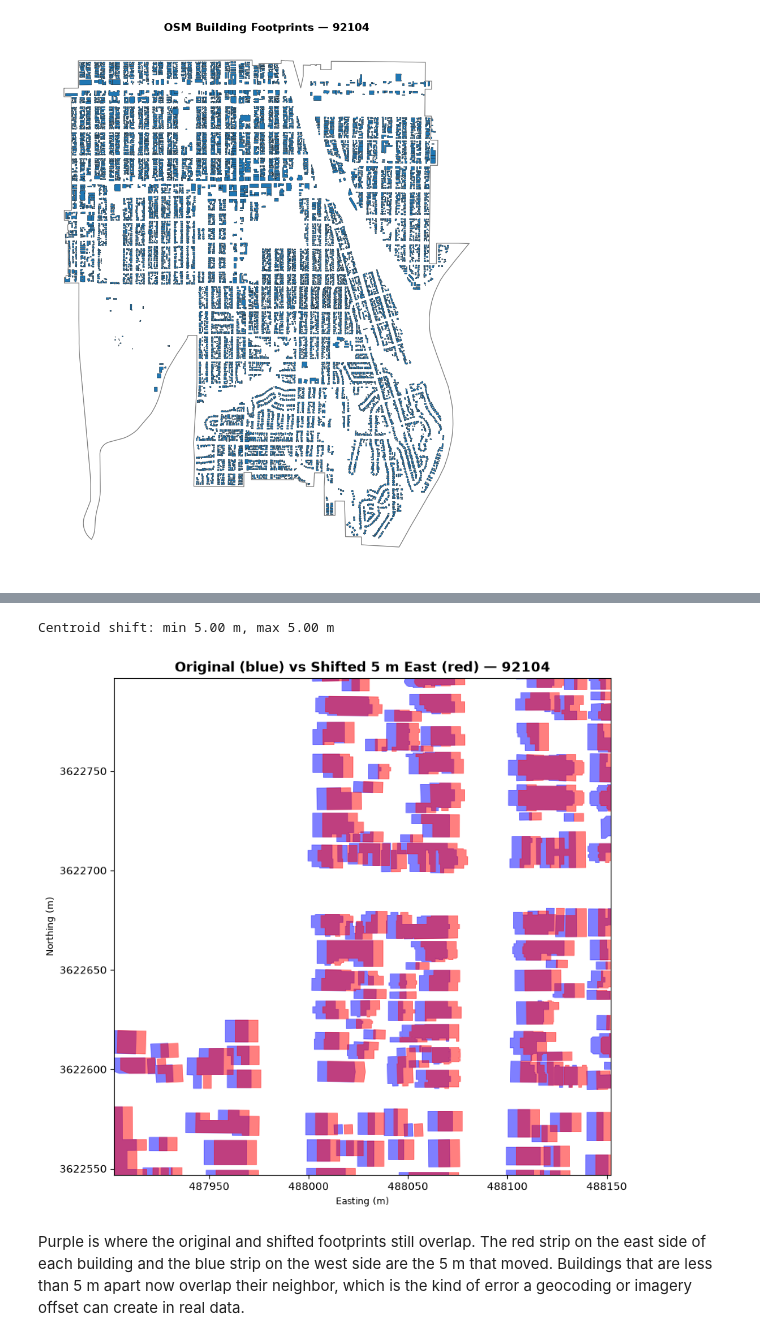
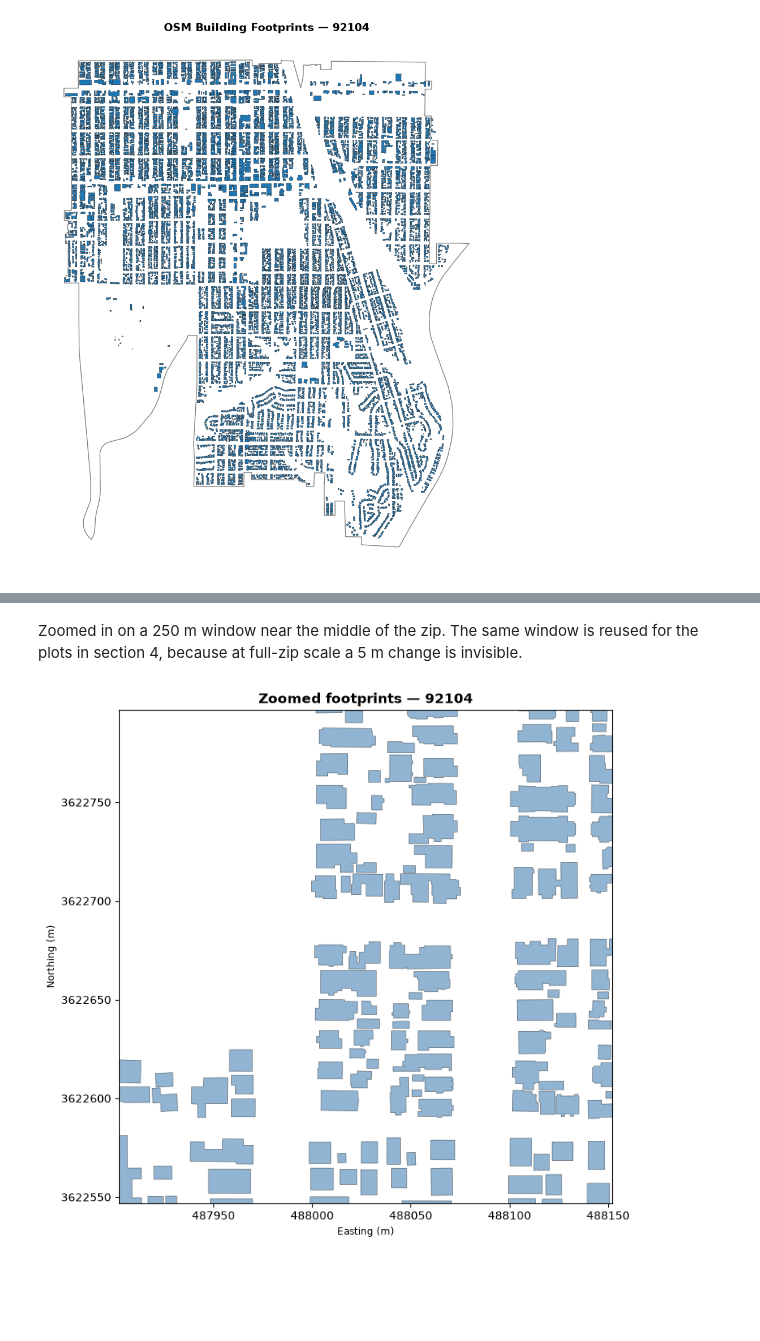
Before and after one commit to aarshiagupta/property-footprint-intelligence, a Jupyter notebook: notebooks/footprint_analysis/92104_north_park.ipynb, the cells around one changed output, grey strips where cells are left out. Saved outputs shown, nothing was run; the diff lists cells and outputs as text; code cells hidden in the pictures; blank space fills up the shorter version.

Commit message:
92104: full footprint homework (parts 1-4f)

```diff
--- a/notebooks/footprint_analysis/92104_north_park.ipynb
+++ b/notebooks/footprint_analysis/92104_north_park.ipynb
@@ -63,10 +44,0 @@ con.execute(f"""
-# %%
-# Sanity check: every centroid should move exactly 5 m
-lo, hi = con.execute("""
-    SELECT MIN(ST_Distance(ST_Centroid(b.geom), ST_Centroid(s.geom))),
-           MAX(ST_Distance(ST_Centroid(b.geom), ST_Centroid(s.geom)))
-    FROM buildings b JOIN shifted s USING (id)
-""").fetchone()
-print(f"Centroid shift: min {lo:.2f} m, max {hi:.2f} m")
-# %% [output]
-Centroid shift: min 5.00 m, max 5.00 m
@@ -79,22 +45,22 @@ gdf_shift = gpd.GeoDataFrame(
-# %%
-# Zoom into a 250 m window around a building in the middle of the zip,
-# because at full-zip scale a 5 m shift is invisible
-near = gdf.distance(zcta.geometry.iloc[0].centroid).idxmin()
-cx, cy = gdf.loc[near].geometry.centroid.coords[0]
-half = 125
-
-fig, ax = plt.subplots(figsize=(8, 8))
-gdf.plot(ax=ax, color="blue", alpha=0.5, edgecolor="blue", linewidth=0.5)
-gdf_shift.plot(ax=ax, color="red", alpha=0.5, edgecolor="red", linewidth=0.5)
-ax.set_xlim(cx - half, cx + half)
-ax.set_ylim(cy - half, cy + half)
-ax.ticklabel_format(useOffset=False, style="plain")
-ax.set_xlabel("Easting (m)")
-ax.set_ylabel("Northing (m)")
-ax.set_title(f"Original (blue) vs Shifted 5 m East (red) — {ZIP}", fontsize=13, fontweight="bold")
-plt.tight_layout()
-plt.show()
-# %% [output]
-[figure, removed]
-# %% [markdown]
-Purple is where the original and shifted footprints still overlap. The red strip on the east side of each building and the blue strip on the west side are the 5 m that moved. Buildings that are less than 5 m apart now overlap their neighbor, which is the kind of error a geocoding or imagery offset can create in real data.
+# %% [markdown]
+Zoomed in on a 250 m window near the middle of the zip. The same window is reused for the plots in section 4, because at full-zip scale a 5 m change is invisible.
+# %%
+near = gdf.distance(zcta.geometry.iloc[0].centroid).idxmin()
+cx, cy = gdf.loc[near].geometry.centroid.coords[0]
+half = 125
+WINDOW = (cx - half, cy - half, cx + half, cy + half)
+
+def zoom(ax, title):
+    ax.set_xlim(WINDOW[0], WINDOW[2])
+    ax.set_ylim(WINDOW[1], WINDOW[3])
+    ax.ticklabel_format(useOffset=False, style="plain")
+    ax.set_xlabel("Easting (m)")
+    ax.set_ylabel("Northing (m)")
+    ax.set_title(title, fontsize=12, fontweight="bold")
+
+fig, ax = plt.subplots(figsize=(8, 8))
+gdf.plot(ax=ax, color="steelblue", edgecolor="black", linewidth=0.4, alpha=0.6)
+zoom(ax, f"Zoomed footprints — {ZIP}")
+plt.show()
+# %% [output]
+[figure, added]
```
Also changed, not shown: parts of 59 cells of this notebook.
